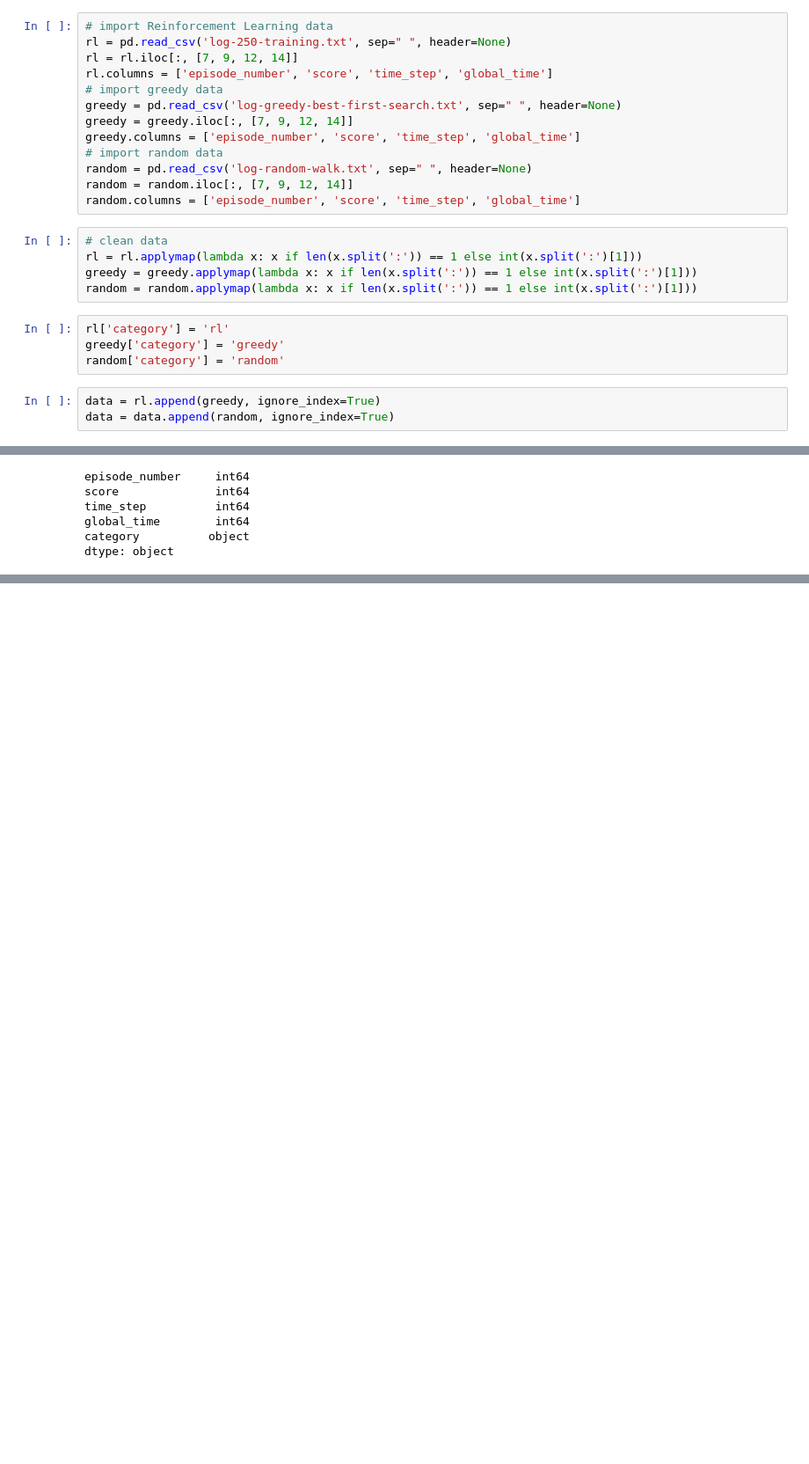
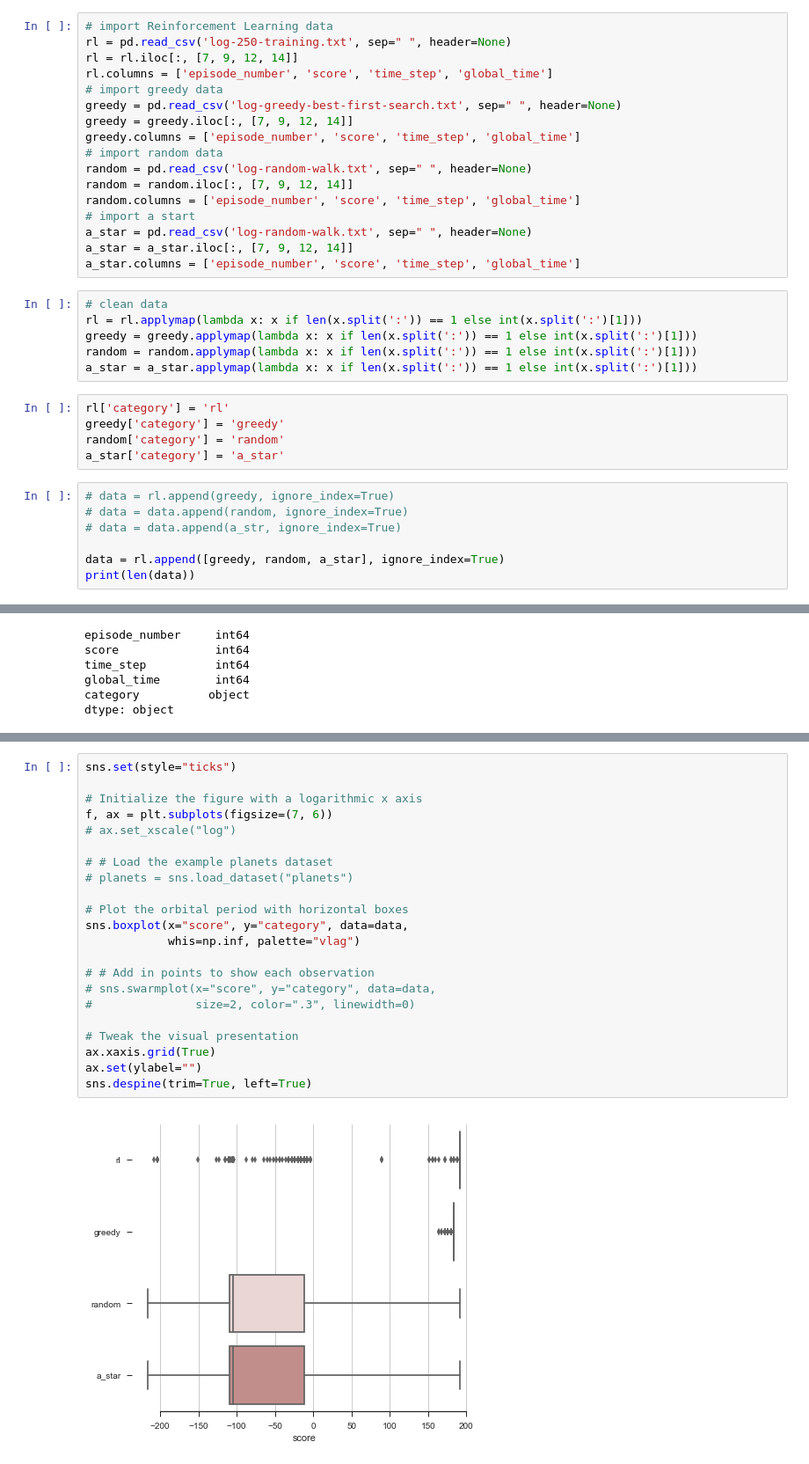
Before and after one commit to jason-jz-zhu/Data-Analysis-and-Viz-for-RL, a Jupyter notebook: Data Viz for Compare Category.ipynb, the cells around one changed output, grey strips where cells are left out. Shown: that part at 88% size. Drawn from its saved outputs; the diff is of its cells as text; blank space fills up the shorter version.

```diff
--- a/Data Viz for Compare Category.ipynb
+++ b/Data Viz for Compare Category.ipynb
@@ -15,15 +17,25 @@ greedy.columns = ['episode_number', 'score', 'time_step', 'global_time']
 random = pd.read_csv('log-random-walk.txt', sep=" ", header=None)
 random = random.iloc[:, [7, 9, 12, 14]]
 random.columns = ['episode_number', 'score', 'time_step', 'global_time']
+# import a start
+a_star = pd.read_csv('log-random-walk.txt', sep=" ", header=None)
+a_star = a_star.iloc[:, [7, 9, 12, 14]]
+a_star.columns = ['episode_number', 'score', 'time_step', 'global_time']
 # %%
 # clean data
 rl = rl.applymap(lambda x: x if len(x.split(':')) == 1 else int(x.split(':')[1]))
 greedy = greedy.applymap(lambda x: x if len(x.split(':')) == 1 else int(x.split(':')[1]))
 random = random.applymap(lambda x: x if len(x.split(':')) == 1 else int(x.split(':')[1]))
+a_star = a_star.applymap(lambda x: x if len(x.split(':')) == 1 else int(x.split(':')[1]))
 # %%
 rl['category'] = 'rl'
 greedy['category'] = 'greedy'
 random['category'] = 'random'
+a_star['category'] = 'a_star'
 # %%
-data = rl.append(greedy, ignore_index=True)
-data = data.append(random, ignore_index=True)
+# data = rl.append(greedy, ignore_index=True)
+# data = data.append(random, ignore_index=True)
+# data = data.append(a_str, ignore_index=True)
+
+data = rl.append([greedy, random, a_star], ignore_index=True)
+print(len(data))
@@ -56,0 +62,24 @@ plt.show()
+# %%
+sns.set(style="ticks")
+
+# Initialize the figure with a logarithmic x axis
+f, ax = plt.subplots(figsize=(7, 6))
+# ax.set_xscale("log")
+
+# # Load the example planets dataset
+# planets = sns.load_dataset("planets")
+
+# Plot the orbital period with horizontal boxes
+sns.boxplot(x="score", y="category", data=data,
+            whis=np.inf, palette="vlag")
+
+# # Add in points to show each observation
+# sns.swarmplot(x="score", y="category", data=data,
+#               size=2, color=".3", linewidth=0)
+
+# Tweak the visual presentation
+ax.xaxis.grid(True)
+ax.set(ylabel="")
+sns.despine(trim=True, left=True)
+# %% [output]
+[figure, added]
```
Also changed, not shown: parts of 11 cells of this notebook, 1 other file.
